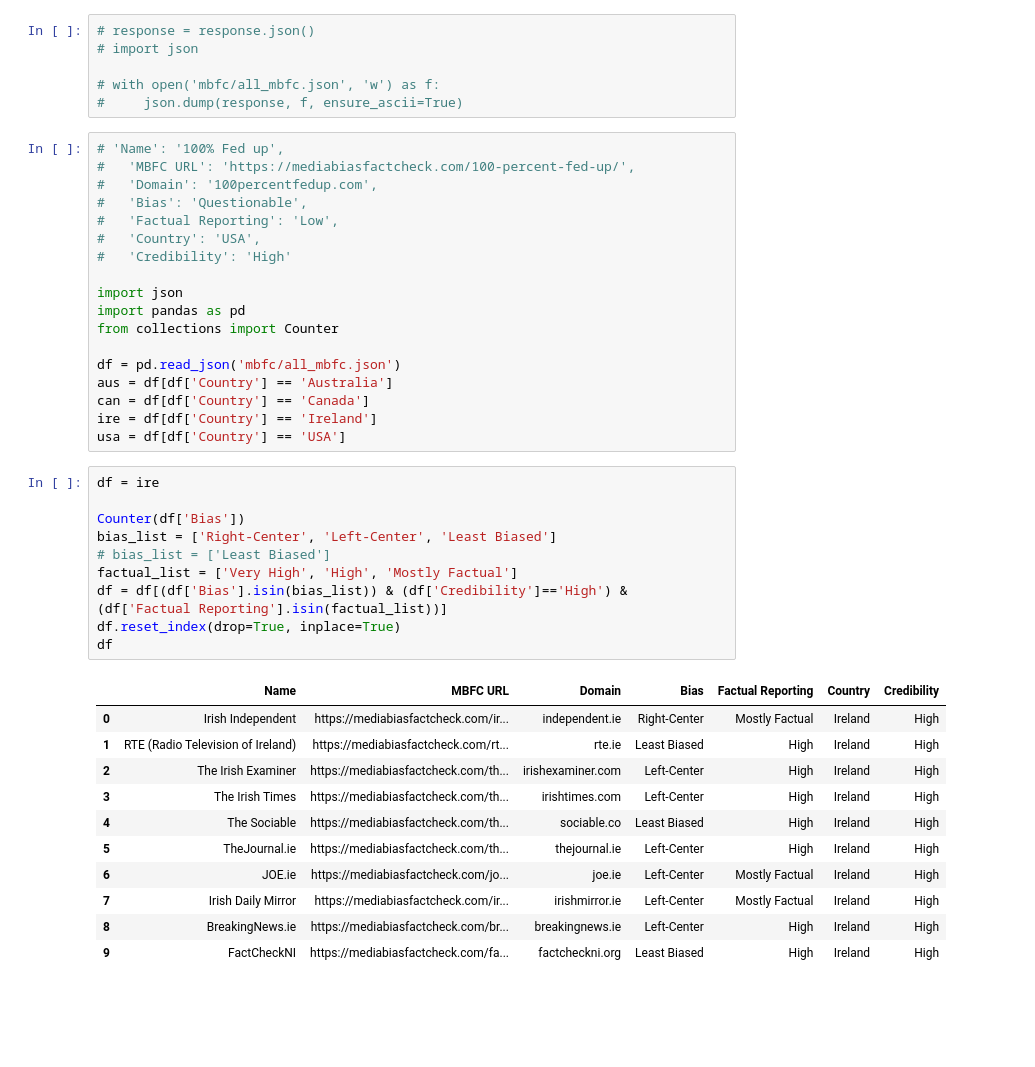
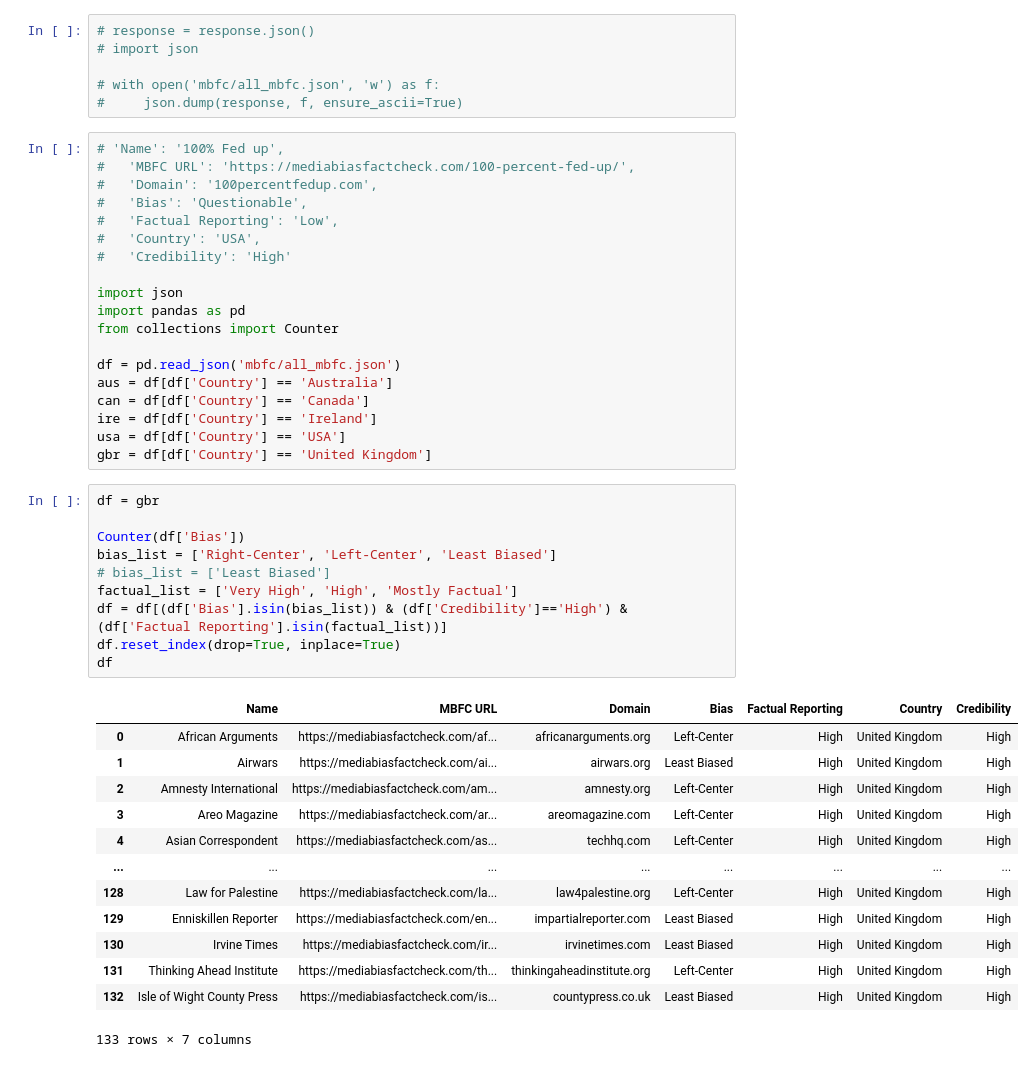
Before and after one commit to catxmai/youtube-video-crawler, a Jupyter notebook: mbfc_api.ipynb, the cells around one changed output. Cells and saved outputs as stored; diff of their text form; blank space fills up the shorter version.

```diff
--- a/mbfc_api.ipynb
+++ b/mbfc_api.ipynb
@@ -31,25 +31,28 @@ aus = df[df['Country'] == 'Australia']
 can = df[df['Country'] == 'Canada']
 ire = df[df['Country'] == 'Ireland']
 usa = df[df['Country'] == 'USA']
+gbr = df[df['Country'] == 'United Kingdom']
 # %%
-df = ire
+df = gbr
 
 Counter(df['Bias'])
 bias_list = ['Right-Center', 'Left-Center', 'Least Biased']
 # bias_list = ['Least Biased']
 factual_list = ['Very High', 'High', 'Mostly Factual']
 df = df[(df['Bias'].isin(bias_list)) & (df['Credibility']=='High') & (df['Factual Reporting'].isin(factual_list))]
 df.reset_index(drop=True, inplace=True)
 df
 # %% [output]
 |  | Name | MBFC URL | Domain | Bias | Factual Reporting | Country | Credibility |
-| 0 | Irish Independent | https://mediabiasfactcheck.com/ir... | independent.ie | Right-Center | Mostly Factual | Ireland | High |
-| 1 | RTE (Radio Television of Ireland) | https://mediabiasfactcheck.com/rt... | rte.ie | Least Biased | High | Ireland | High |
-| 2 | The Irish Examiner | https://mediabiasfactcheck.com/th... | irishexaminer.com | Left-Center | High | Ireland | High |
-| 3 | The Irish Times | https://mediabiasfactcheck.com/th... | irishtimes.com | Left-Center | High | Ireland | High |
-| 4 | The Sociable | https://mediabiasfactcheck.com/th... | sociable.co | Least Biased | High | Ireland | High |
-| 5 | TheJournal.ie | https://mediabiasfactcheck.com/th... | thejournal.ie | Left-Center | High | Ireland | High |
-| 6 | JOE.ie | https://mediabiasfactcheck.com/jo... | joe.ie | Left-Center | Mostly Factual | Ireland | High |
-| 7 | Irish Daily Mirror | https://mediabiasfactcheck.com/ir... | irishmirror.ie | Left-Center | Mostly Factual | Ireland | High |
-| 8 | BreakingNews.ie | https://mediabiasfactcheck.com/br... | breakingnews.ie | Left-Center | High | Ireland | High |
-| 9 | FactCheckNI | https://mediabiasfactcheck.com/fa... | factcheckni.org | Least Biased | High | Ireland | High |
+| 0 | African Arguments | https://mediabiasfactcheck.com/af... | africanarguments.org | Left-Center | High | United Kingdom | High |
+| 1 | Airwars | https://mediabiasfactcheck.com/ai... | airwars.org | Least Biased | High | United Kingdom | High |
+| 2 | Amnesty International | https://mediabiasfactcheck.com/am... | amnesty.org | Left-Center | High | United Kingdom | High |
+| 3 | Areo Magazine | https://mediabiasfactcheck.com/ar... | areomagazine.com | Left-Center | High | United Kingdom | High |
+| 4 | Asian Correspondent | https://mediabiasfactcheck.com/as... | techhq.com | Left-Center | High | United Kingdom | High |
+| ... | ... | ... | ... | ... | ... | ... | ... |
+| 128 | Law for Palestine | https://mediabiasfactcheck.com/la... | law4palestine.org | Left-Center | High | United Kingdom | High |
+| 129 | Enniskillen Reporter | https://mediabiasfactcheck.com/en... | impartialreporter.com | Least Biased | High | United Kingdom | High |
+| 130 | Irvine Times | https://mediabiasfactcheck.com/ir... | irvinetimes.com | Least Biased | High | United Kingdom | High |
+| 131 | Thinking Ahead Institute | https://mediabiasfactcheck.com/th... | thinkingaheadinstitute.org | Left-Center | High | United Kingdom | High |
+| 132 | Isle of Wight County Press | https://mediabiasfactcheck.com/is... | countypress.co.uk | Least Biased | High | United Kingdom | High |
+133 rows × 7 columns
```
Also changed, not shown: parts of 2 cells of this notebook, 4 other files.
